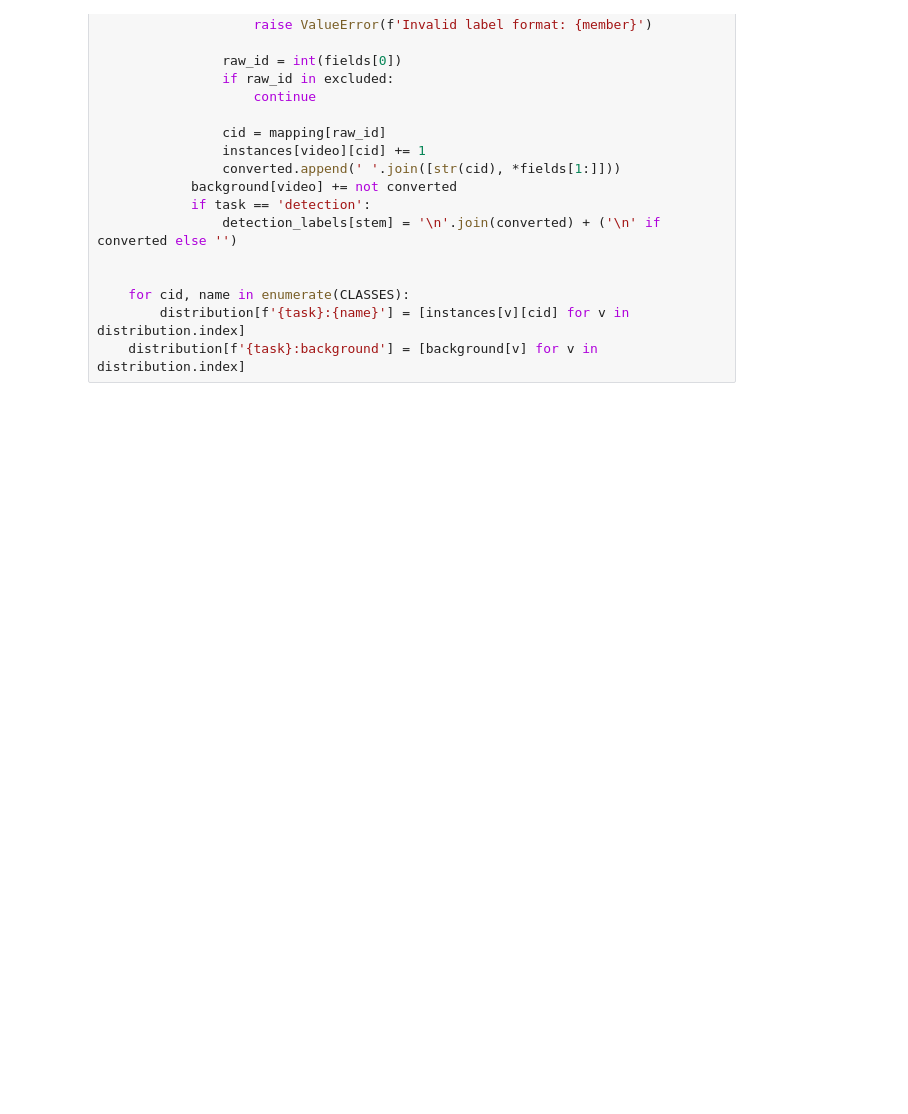
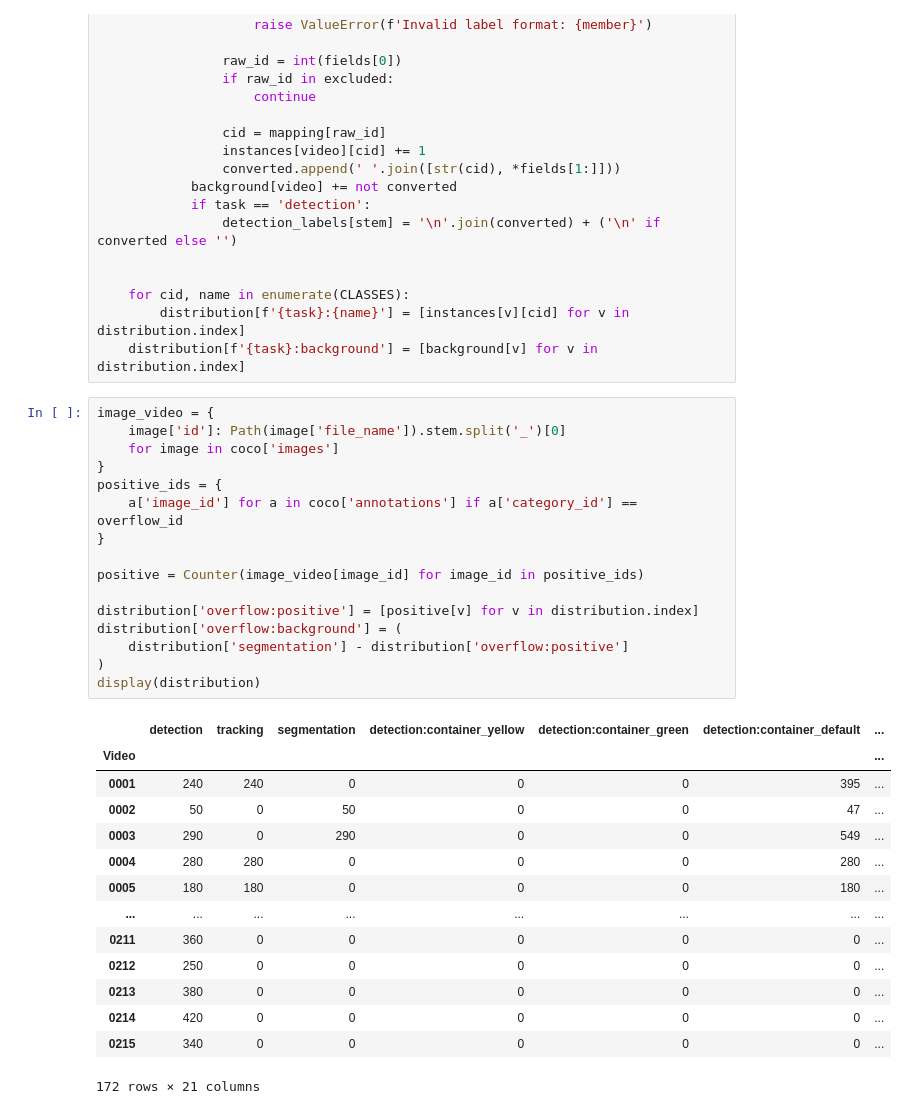
Before and after one commit to mdmohsin212/WasteScope, a Jupyter notebook: notebooks/02_video_distribution_and_split.ipynb, the cells around one changed output. Drawn from its saved outputs; the diff is of its cells as text; blank space fills up the shorter version.

Commit message:
Complete split

```diff
--- a/notebooks/02_video_distribution_and_split.ipynb
+++ b/notebooks/02_video_distribution_and_split.ipynb
@@ -110,3 +110,34 @@ for task, mapping, excluded, fields_per_row in (
     for cid, name in enumerate(CLASSES):
         distribution[f'{task}:{name}'] = [instances[v][cid] for v in distribution.index]
     distribution[f'{task}:background'] = [background[v] for v in distribution.index]
+# %%
+image_video = {
+    image['id']: Path(image['file_name']).stem.split('_')[0]
+    for image in coco['images']
+}
+positive_ids = {
+    a['image_id'] for a in coco['annotations'] if a['category_id'] == overflow_id
+}
+
+positive = Counter(image_video[image_id] for image_id in positive_ids)
+
+distribution['overflow:positive'] = [positive[v] for v in distribution.index]
+distribution['overflow:background'] = (
+    distribution['segmentation'] - distribution['overflow:positive']
+)
+display(distribution)
+# %% [output]
+|  | detection | tracking | segmentation | detection:container_yellow | detection:container_green | detection:container_default | ... |
+| Video |  |  |  |  |  |  | ... |
+| 0001 | 240 | 240 | 0 | 0 | 0 | 395 | ... |
+| 0002 | 50 | 0 | 50 | 0 | 0 | 47 | ... |
+| 0003 | 290 | 0 | 290 | 0 | 0 | 549 | ... |
+| 0004 | 280 | 280 | 0 | 0 | 0 | 280 | ... |
+| 0005 | 180 | 180 | 0 | 0 | 0 | 180 | ... |
+| ... | ... | ... | ... | ... | ... | ... | ... |
+| 0211 | 360 | 0 | 0 | 0 | 0 | 0 | ... |
+| 0212 | 250 | 0 | 0 | 0 | 0 | 0 | ... |
+| 0213 | 380 | 0 | 0 | 0 | 0 | 0 | ... |
+| 0214 | 420 | 0 | 0 | 0 | 0 | 0 | ... |
+| 0215 | 340 | 0 | 0 | 0 | 0 | 0 | ... |
+172 rows × 21 columns
```
Also changed, not shown: parts of 2 cells of this notebook.
